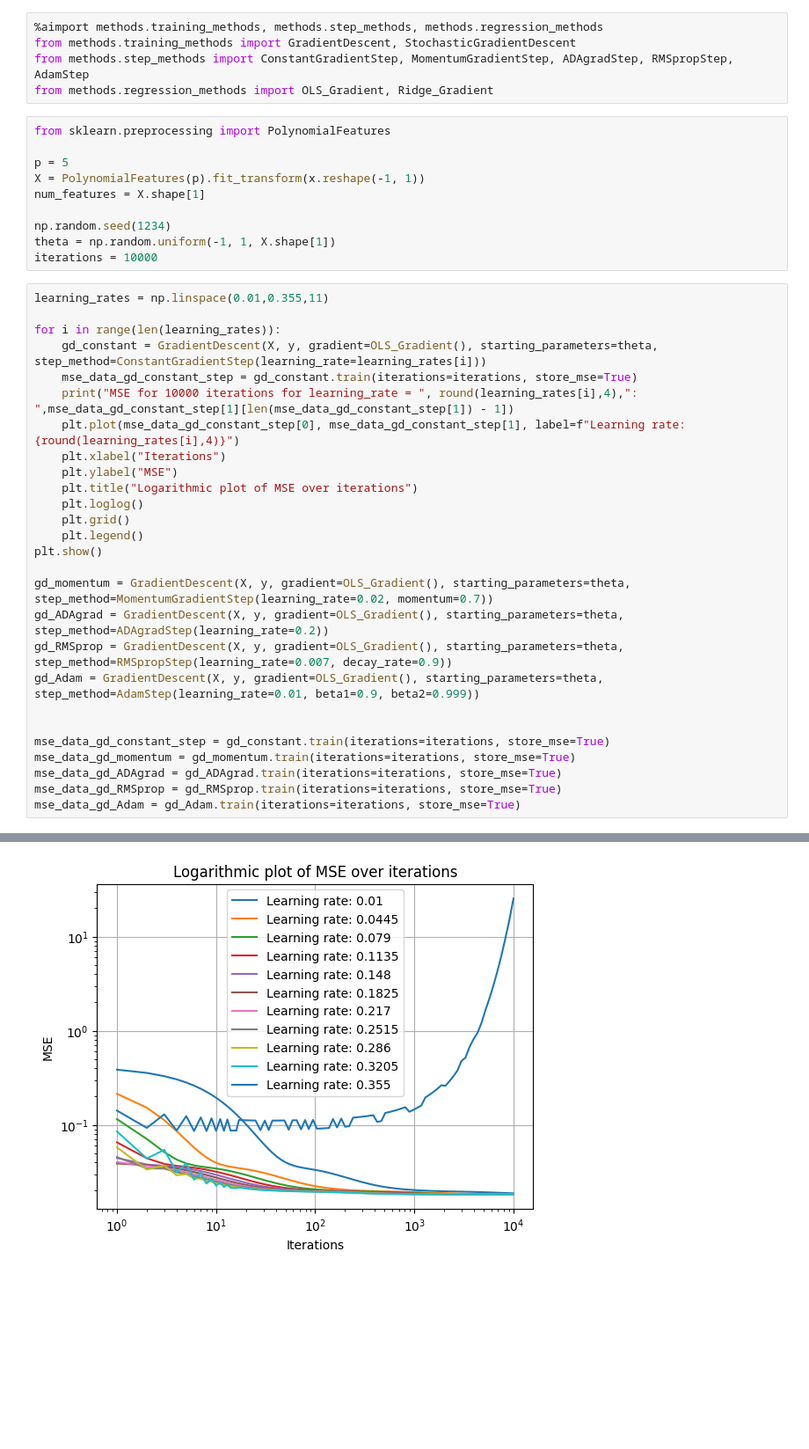
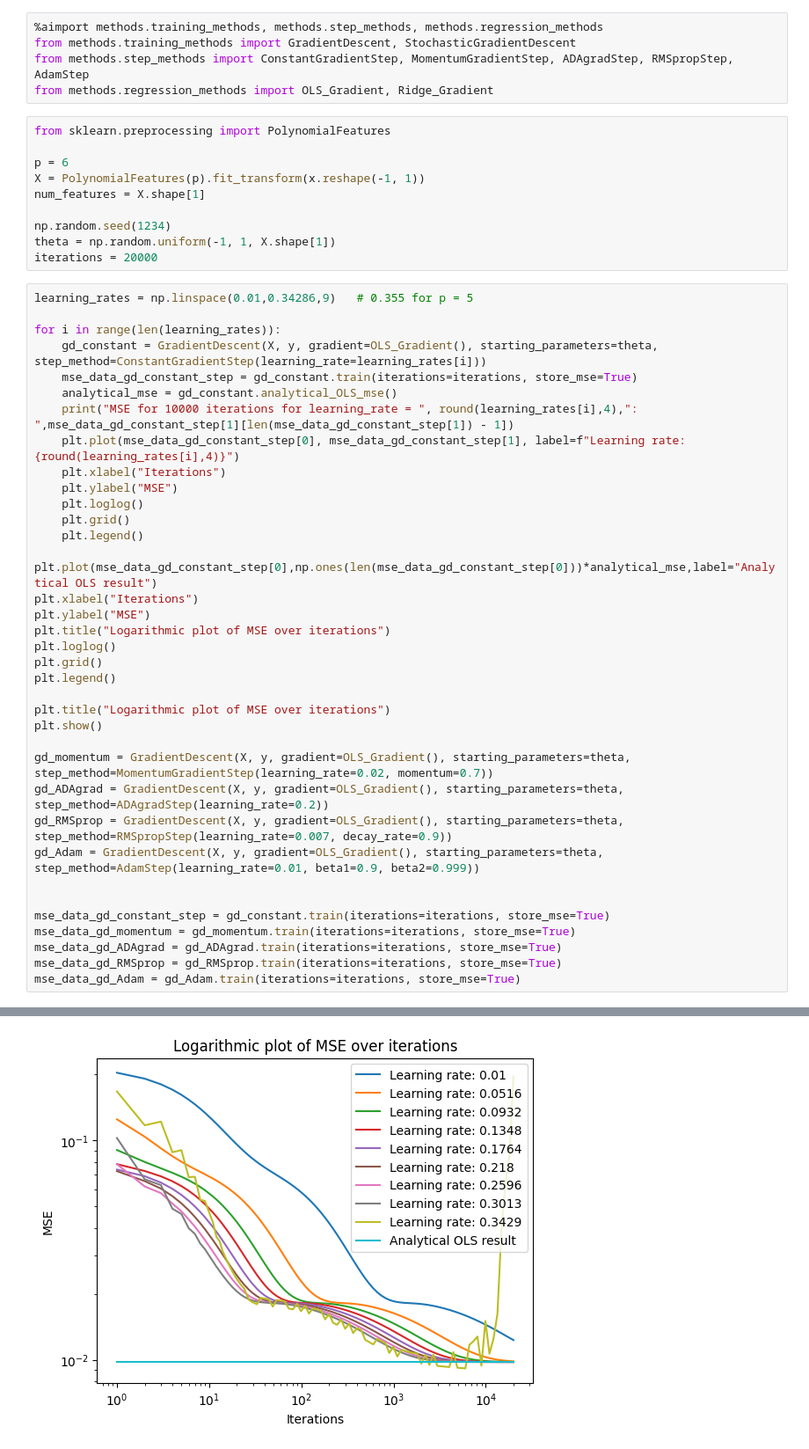
Before and after one commit to HeineEH/FYS-STK3155-4155_Project1, a Jupyter notebook: code/project_1.ipynb, the cells around one changed output, grey strips where cells are left out. Shown at 88% size. Saved outputs shown, nothing was run; the diff lists cells and outputs as text; blank space fills up the shorter version.

```diff
--- a/code/project_1.ipynb
+++ b/code/project_1.ipynb
@@ -354,27 +354,37 @@ from methods.regression_methods import OLS_Gradient, Ridge_Gradient
 # %%
 from sklearn.preprocessing import PolynomialFeatures
 
-p = 5
+p = 6
 X = PolynomialFeatures(p).fit_transform(x.reshape(-1, 1))
 num_features = X.shape[1]
 
 np.random.seed(1234)
 theta = np.random.uniform(-1, 1, X.shape[1])
-iterations = 10000
+iterations = 20000
 # %%
-learning_rates = np.linspace(0.01,0.355,11)
+learning_rates = np.linspace(0.01,0.34286,9)   # 0.355 for p = 5
 
 for i in range(len(learning_rates)):
     gd_constant = GradientDescent(X, y, gradient=OLS_Gradient(), starting_parameters=theta, step_method=ConstantGradientStep(learning_rate=learning_rates[i]))
     mse_data_gd_constant_step = gd_constant.train(iterations=iterations, store_mse=True)
+    analytical_mse = gd_constant.analytical_OLS_mse()
     print("MSE for 10000 iterations for learning_rate = ", round(learning_rates[i],4),": ",mse_data_gd_constant_step[1][len(mse_data_gd_constant_step[1]) - 1])
     plt.plot(mse_data_gd_constant_step[0], mse_data_gd_constant_step[1], label=f"Learning rate: {round(learning_rates[i],4)}")
     plt.xlabel("Iterations")
     plt.ylabel("MSE")
-    plt.title("Logarithmic plot of MSE over iterations")
     plt.loglog()
     plt.grid()
     plt.legend()
+
+plt.plot(mse_data_gd_constant_step[0],np.ones(len(mse_data_gd_constant_step[0]))*analytical_mse,label="Analytical OLS result")
+plt.xlabel("Iterations")
+plt.ylabel("MSE")
+plt.title("Logarithmic plot of MSE over iterations")
+plt.loglog()
+plt.grid()
+plt.legend()
+
+plt.title("Logarithmic plot of MSE over iterations")
 plt.show()
 
 gd_momentum = GradientDescent(X, y, gradient=OLS_Gradient(), starting_parameters=theta, step_method=MomentumGradientStep(learning_rate=0.02, momentum=0.7))
@@ -403,2 +411,2 @@ MSE for 10000 iterations for learning_rate =  0.355 :  25.40517473581497
-[figure, old version]
+[figure, new version]
 # %%
```
Also changed, not shown: parts of 2 cells of this notebook, 3 other files.
